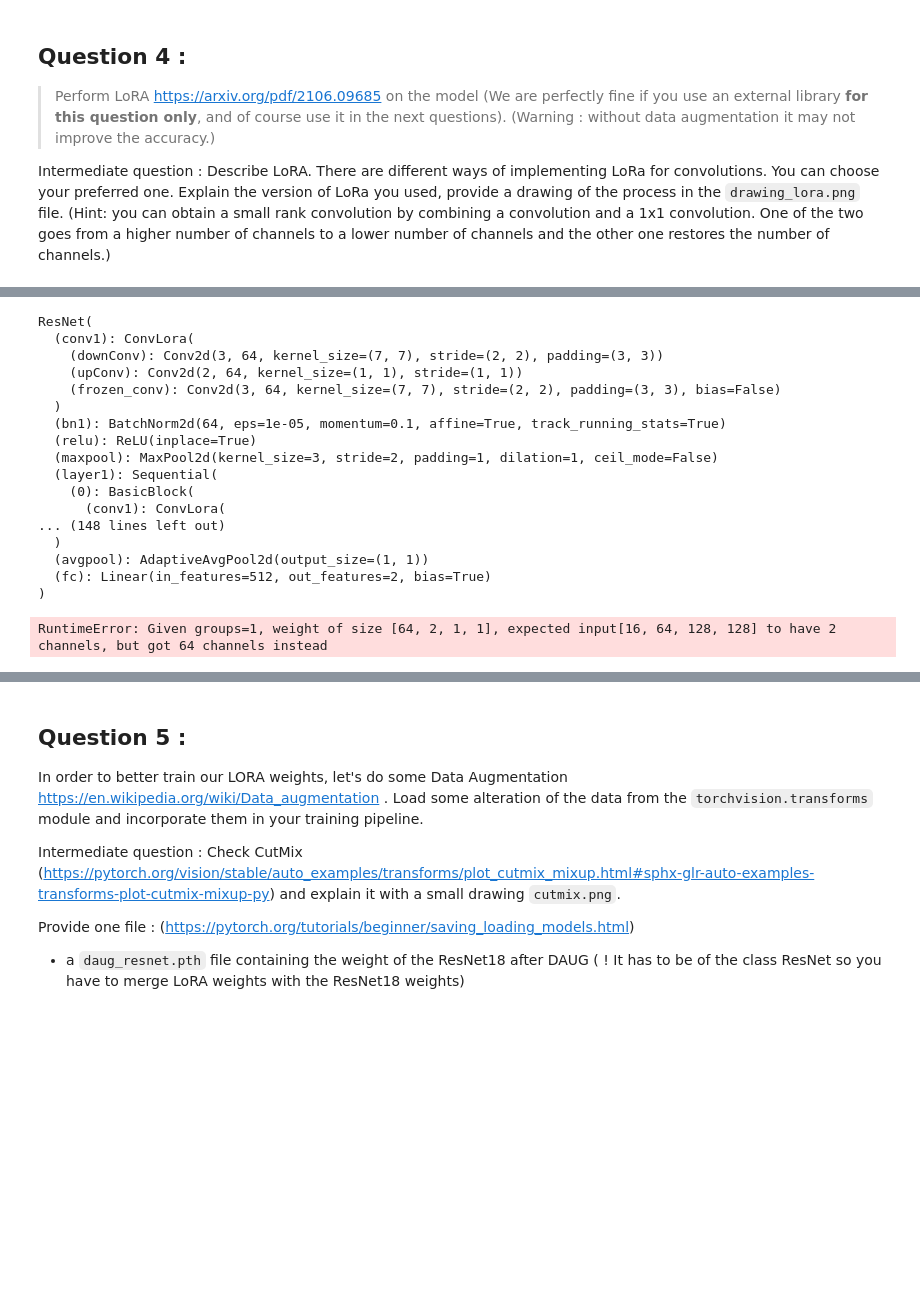
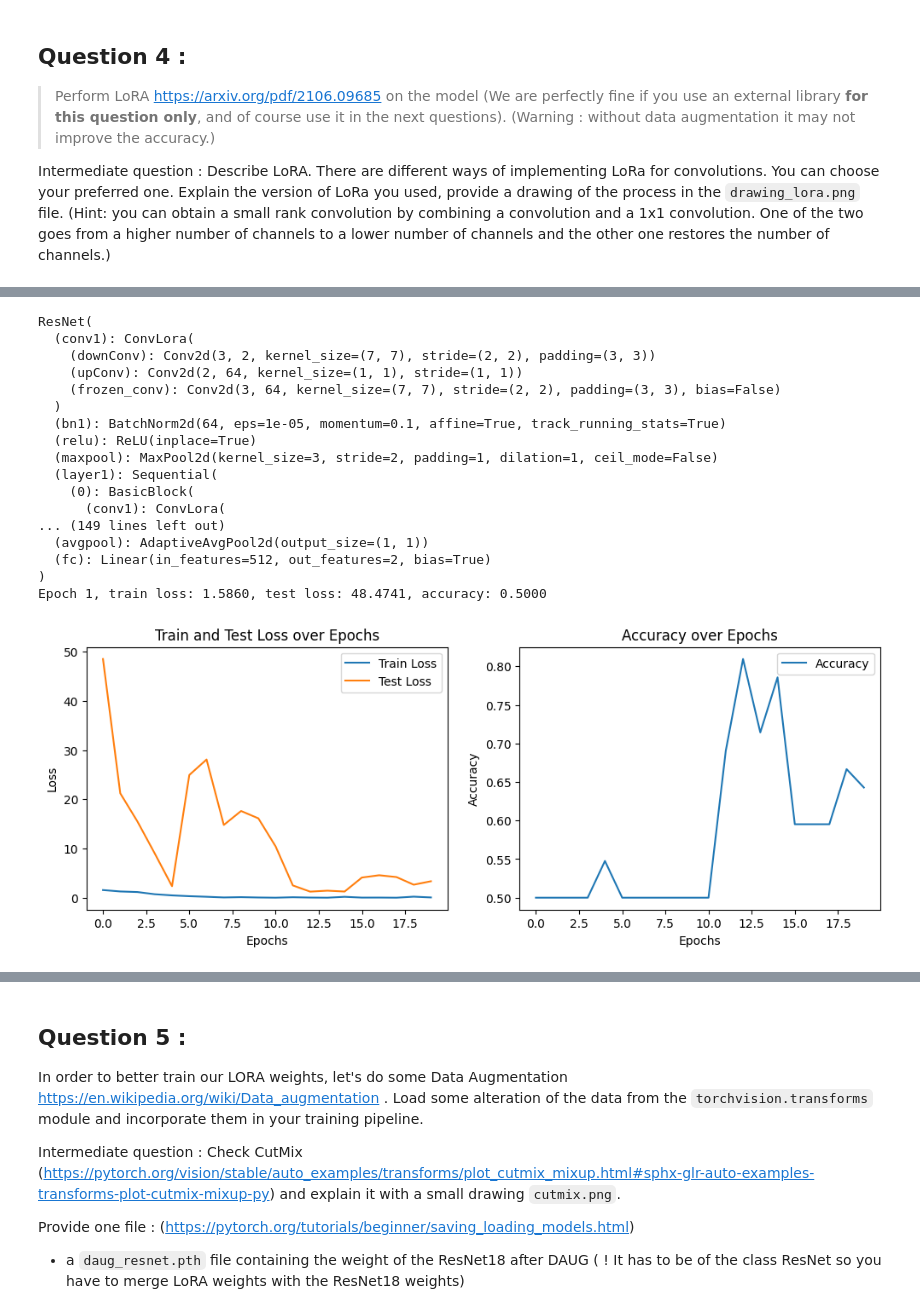
Before and after one commit to matthieuneau/deep-learning-practice, a Jupyter notebook: TP4.ipynb, the cells around one changed output, grey strips where cells are left out. Saved outputs shown, nothing was run; the diff lists cells and outputs as text; code cells hidden in the pictures; blank space fills up the shorter version.

```diff
--- a/TP4.ipynb
+++ b/TP4.ipynb
@@ -273,36 +273,36 @@ old_weights2 = resnet.layer1[0].conv1.downConv.weight.data.clone()
 
 optimizer = torch.optim.Adam(resnet.parameters(), lr=5e-4)
 loss_fn = nn.CrossEntropyLoss()
-n_epochs = 6
+n_epochs = 20
 train_loss_history, test_loss_history, accuracy_history = train(
     resnet, train_dataloader, test_dataloader, loss_fn, optimizer, n_epochs
 )
 
-# # plot_training(train_loss_history, test_loss_history, accuracy_history)
+plot_training(train_loss_history, test_loss_history, accuracy_history)
 
 # new_weights = resnet.layer1[0].conv1.frozen_conv.weight.data.clone()
 # new_weights2 = resnet.layer1[0].conv1.downConv.weight.data.clone()
 
 # print(torch.allclose(old_weights, new_weights))
 # print(torch.allclose(old_weights2, new_weights2))
 
 # torch.save(lora_model.state_dict(), "lora_resnet.pth")
 # %% [output]
 ResNet(
   (conv1): ConvLora(
-    (downConv): Conv2d(3, 64, kernel_size=(7, 7), stride=(2, 2), padding=(3, 3))
+    (downConv): Conv2d(3, 2, kernel_size=(7, 7), stride=(2, 2), padding=(3, 3))
     (upConv): Conv2d(2, 64, kernel_size=(1, 1), stride=(1, 1))
     (frozen_conv): Conv2d(3, 64, kernel_size=(7, 7), stride=(2, 2), padding=(3, 3), bias=False)
   )
   (bn1): BatchNorm2d(64, eps=1e-05, momentum=0.1, affine=True, track_running_stats=True)
   (relu): ReLU(inplace=True)
   (maxpool): MaxPool2d(kernel_size=3, stride=2, padding=1, dilation=1, ceil_mode=False)
   (layer1): Sequential(
     (0): BasicBlock(
       (conv1): ConvLora(
-... (148 lines left out)
-  )
+... (149 lines left out)
   (avgpool): AdaptiveAvgPool2d(output_size=(1, 1))
   (fc): Linear(in_features=512, out_features=2, bias=True)
 )
+Epoch 1, train loss: 1.5860, test loss: 48.4741, accuracy: 0.5000
-RuntimeError: Given groups=1, weight of size [64, 2, 1, 1], expected input[16, 64, 128, 128] to have 2 channels, but got 64 channels instead
+[figure, added]
```
Also changed, not shown: parts of 3 cells of this notebook, 1 other file.
